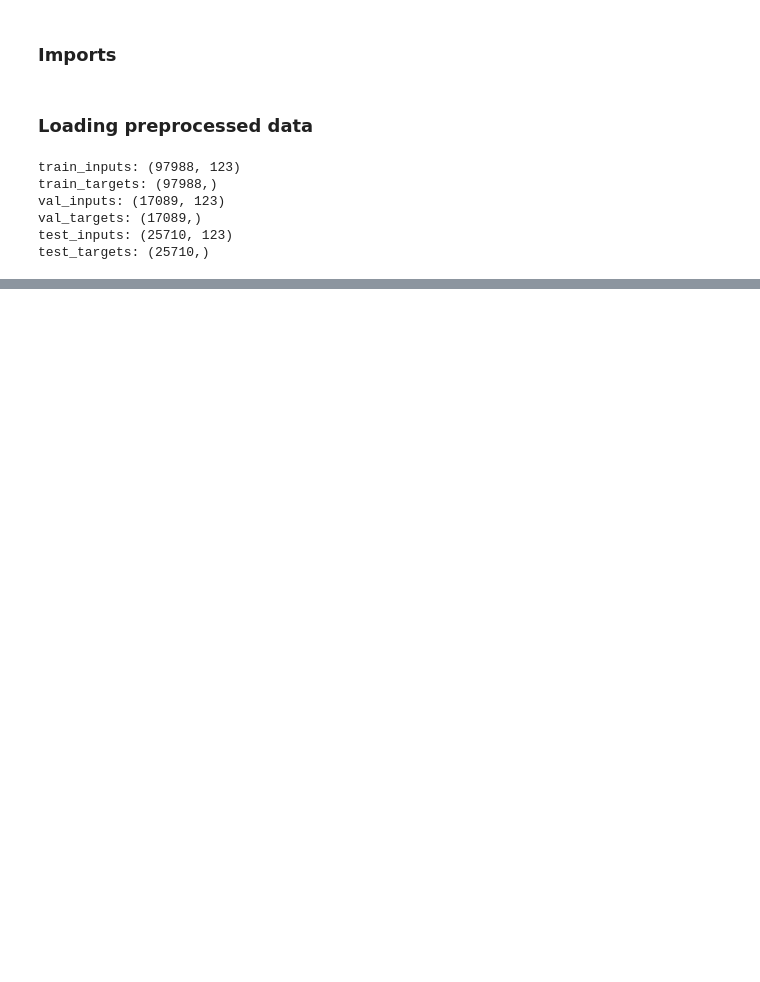
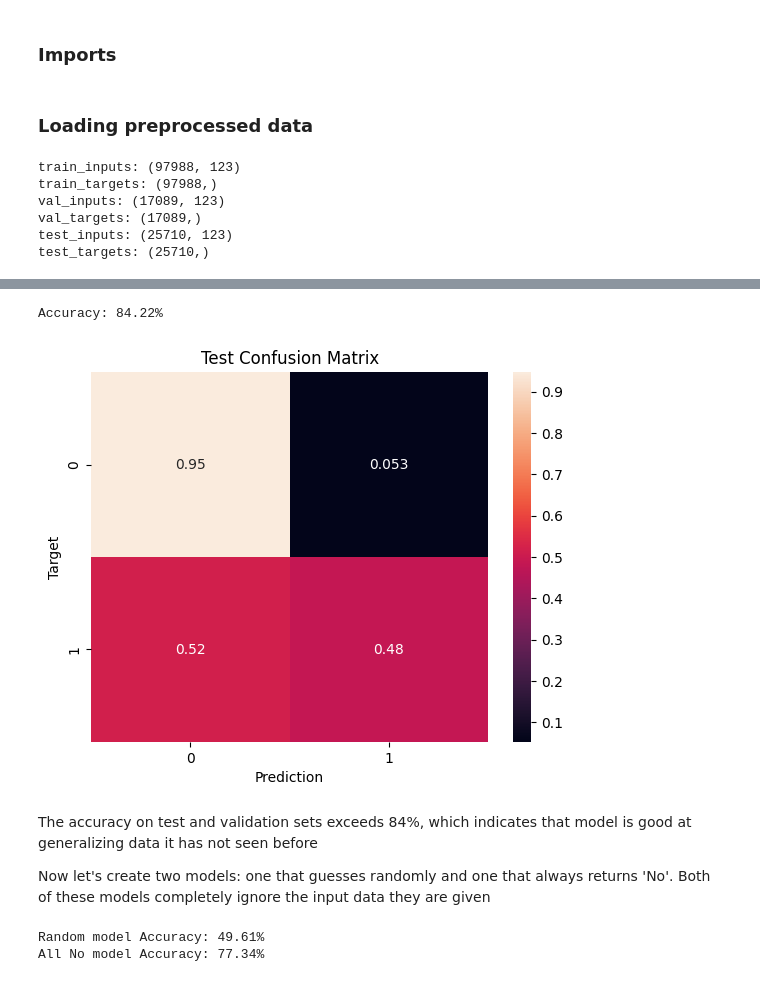
Before and after one commit to YelizavetaP/streamlit-rain, a Jupyter notebook: model_training.ipynb, the cells around one changed output, grey strips where cells are left out. Cells and saved outputs as stored; diff of their text form; code cells hidden in the pictures; blank space fills up the shorter version.

```diff
--- a/model_training.ipynb
+++ b/model_training.ipynb
@@ -77,0 +180,9 @@ test_targets: (25710,)
+# %%
+test_preds = predict_and_plot(lg_model, X_test, test_targets, 'Test')
+# %% [output]
+Accuracy: 84.22%
+[figure, added]
+# %% [markdown]
+The accuracy on test and validation sets exceeds 84%, which indicates that model is good at generalizing data it has not seen before
+
+Now let's create two models: one that guesses randomly and one that always returns 'No'. Both of these models completely ignore the input data they are given
@@ -77,0 +195,6 @@ test_targets: (25710,)
+# %%
+print("Random model Accuracy: {:.2f}%".format(accuracy_score(test_targets, random_guess(X_test)) * 100))
+print("All No model Accuracy: {:.2f}%".format(accuracy_score(test_targets, all_no(X_test)) * 100))
+# %% [output]
+Random model Accuracy: 49.61%
+All No model Accuracy: 77.34%
```
Also changed, not shown: parts of 100 cells of this notebook, 5 other files.
